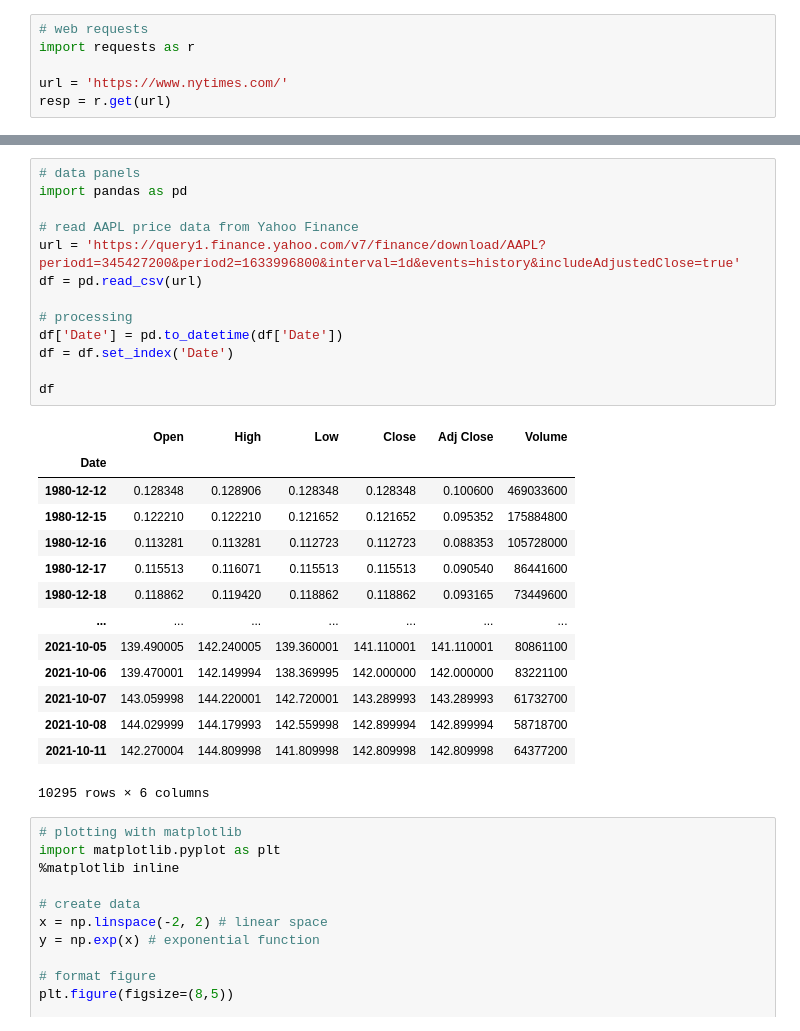
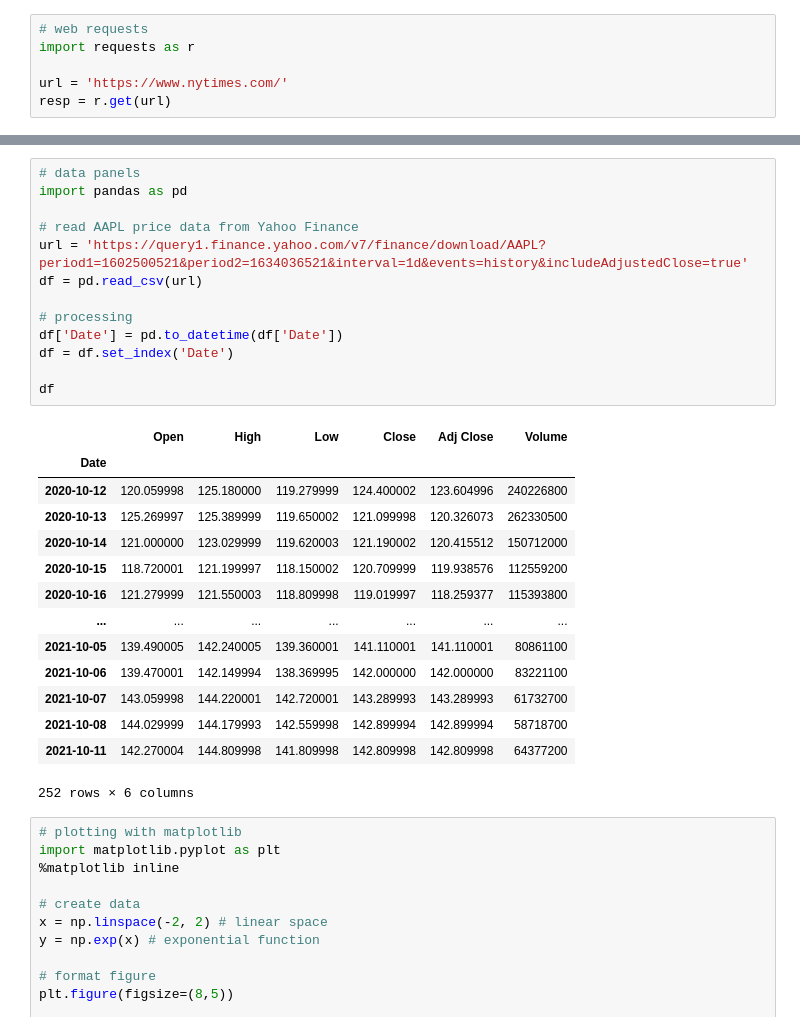
Before and after one commit to qcx201/ParetoPy, a Jupyter notebook: Notes/A-Overview.ipynb, the cells around one changed output, grey strips where cells are left out. Drawn from its saved outputs; the diff is of its cells as text.

```diff
--- a/Notes/A-Overview.ipynb
+++ b/Notes/A-Overview.ipynb
@@ -414,31 +460,31 @@ Boosters Complicate Efforts to Persuade the Unvaccinated to Get Shots
 # %%
 # data panels
 import pandas as pd
 
 # read AAPL price data from Yahoo Finance
-url = 'https://query1.finance.yahoo.com/v7/finance/download/AAPL?period1=345427200&period2=1633996800&interval=1d&events=history&includeAdjustedClose=true'
+url = 'https://query1.finance.yahoo.com/v7/finance/download/AAPL?period1=1602500521&period2=1634036521&interval=1d&events=history&includeAdjustedClose=true'
 df = pd.read_csv(url)
 
 # processing
 df['Date'] = pd.to_datetime(df['Date'])
 df = df.set_index('Date')
 
 df
 # %% [output]
 |  | Open | High | Low | Close | Adj Close | Volume |
 | Date |  |  |  |  |  |  |
-| 1980-12-12 | 0.128348 | 0.128906 | 0.128348 | 0.128348 | 0.100600 | 469033600 |
-| 1980-12-15 | 0.122210 | 0.122210 | 0.121652 | 0.121652 | 0.095352 | 175884800 |
-| 1980-12-16 | 0.113281 | 0.113281 | 0.112723 | 0.112723 | 0.088353 | 105728000 |
-| 1980-12-17 | 0.115513 | 0.116071 | 0.115513 | 0.115513 | 0.090540 | 86441600 |
-| 1980-12-18 | 0.118862 | 0.119420 | 0.118862 | 0.118862 | 0.093165 | 73449600 |
+| 2020-10-12 | 120.059998 | 125.180000 | 119.279999 | 124.400002 | 123.604996 | 240226800 |
+| 2020-10-13 | 125.269997 | 125.389999 | 119.650002 | 121.099998 | 120.326073 | 262330500 |
+| 2020-10-14 | 121.000000 | 123.029999 | 119.620003 | 121.190002 | 120.415512 | 150712000 |
+| 2020-10-15 | 118.720001 | 121.199997 | 118.150002 | 120.709999 | 119.938576 | 112559200 |
+| 2020-10-16 | 121.279999 | 121.550003 | 118.809998 | 119.019997 | 118.259377 | 115393800 |
 | ... | ... | ... | ... | ... | ... | ... |
 | 2021-10-05 | 139.490005 | 142.240005 | 139.360001 | 141.110001 | 141.110001 | 80861100 |
 | 2021-10-06 | 139.470001 | 142.149994 | 138.369995 | 142.000000 | 142.000000 | 83221100 |
 | 2021-10-07 | 143.059998 | 144.220001 | 142.720001 | 143.289993 | 143.289993 | 61732700 |
 | 2021-10-08 | 144.029999 | 144.179993 | 142.559998 | 142.899994 | 142.899994 | 58718700 |
 | 2021-10-11 | 142.270004 | 144.809998 | 141.809998 | 142.809998 | 142.809998 | 64377200 |
-10295 rows × 6 columns
+252 rows × 6 columns
 # %%
 # plotting with matplotlib
 import matplotlib.pyplot as plt
```
Also changed, not shown: parts of 22 cells of this notebook, 3 other files.
